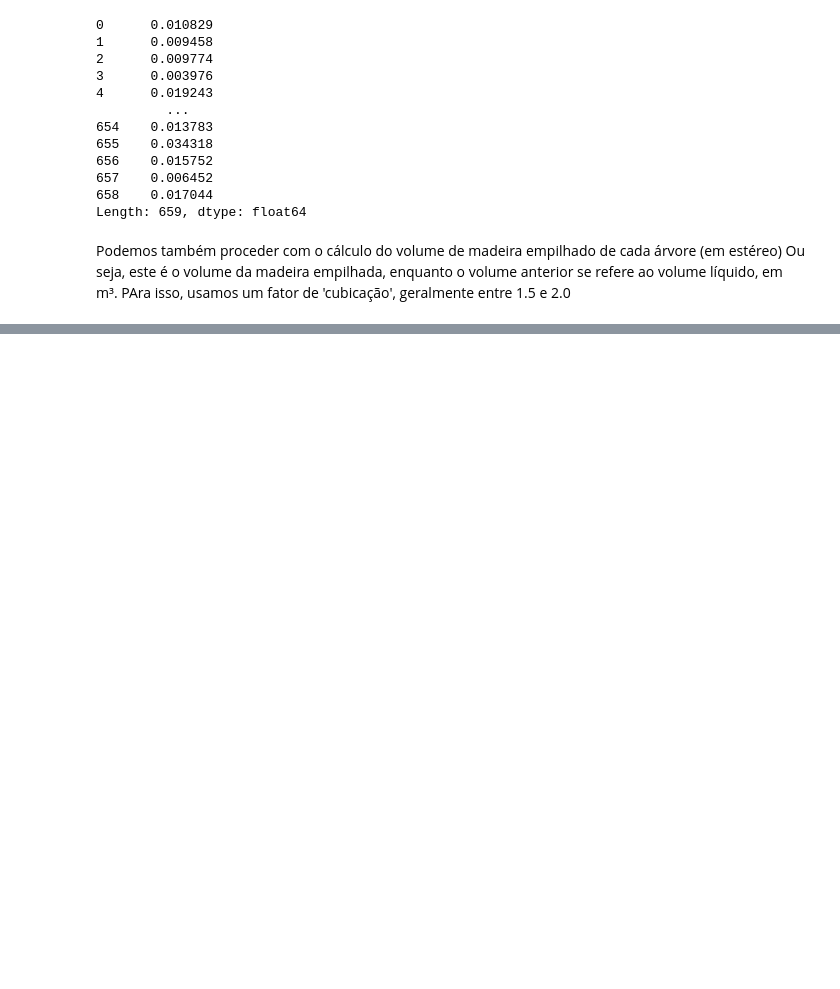
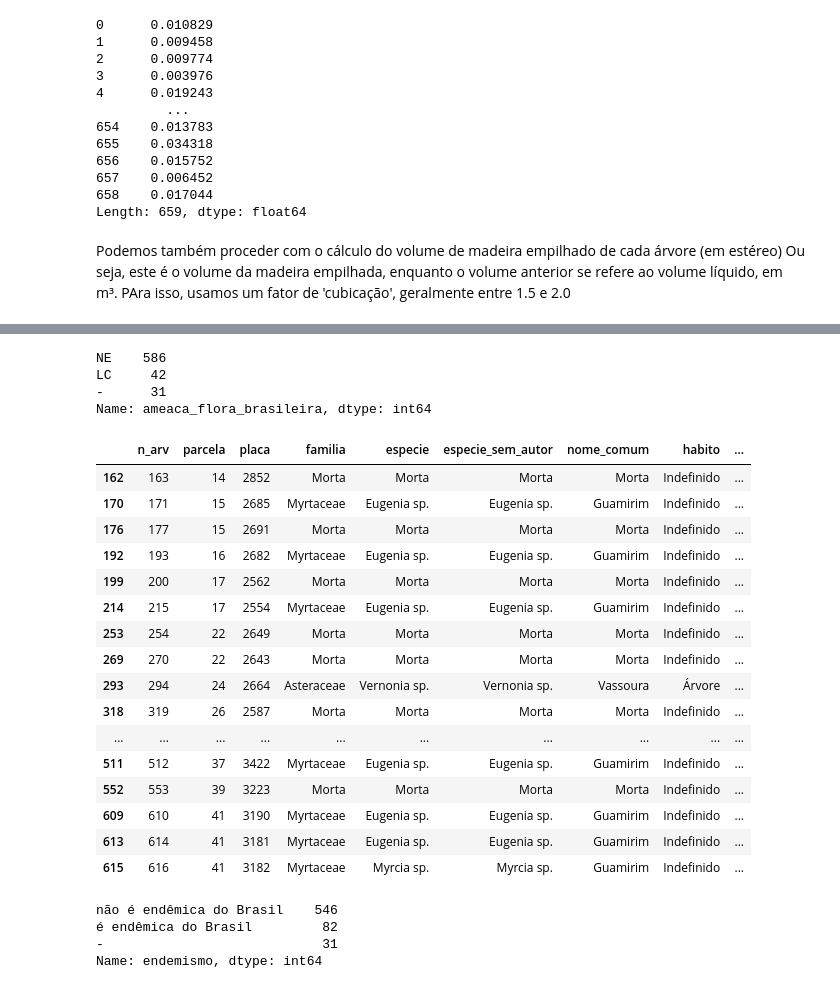
Before and after one commit to nettorobson/jupyter-if, a Jupyter notebook: if_teste.ipynb, the cells around one changed output, grey strips where cells are left out. Drawn from its saved outputs; the diff is of its cells as text; code cells hidden in the pictures; blank space fills up the shorter version.

```diff
--- a/if_teste.ipynb
+++ b/if_teste.ipynb
@@ -396,0 +402,7 @@ data[data['placa'] == 2852]
+# %%
+# Como observado, há 10 registros de 'árvore' que não estão contabilizados juntamente com "Árvore".
+# Para ajustar essa inconformidade e homogeneizar a categoria, basta ajustarmos o valor desse dado...
+# em cada linha onde ocorre o erro,
+# Aproveitando, vamos atualizar o campo "-" para "Indefinido", cujo nome é mais adequado à sintaxe oficial.
+habito_mapping = {'árvore': 'Árvore', '-': 'Indefinido'}
+data['habito'] = data['habito'].replace(habito_mapping)
@@ -396,0 +422,28 @@ data[data['placa'] == 2852]
+# %%
+# Agora repetindo o proceso para a coluna 'ameaca_flora_brasileira':
+data.ameaca_flora_brasileira.value_counts()
+# %% [output]
+NE    586
+LC     42
+-      31
+Name: ameaca_flora_brasileira, dtype: int64
+# %%
+data[data['ameaca_flora_brasileira'].eq("-")]
+# %% [output]
+|  | n_arv | parcela | placa | familia | especie | especie_sem_autor | nome_comum | habito | ... |
+| 162 | 163 | 14 | 2852 | Morta | Morta | Morta | Morta | Indefinido | ... |
+| 170 | 171 | 15 | 2685 | Myrtaceae | Eugenia sp. | Eugenia sp. | Guamirim | Indefinido | ... |
+| 176 | 177 | 15 | 2691 | Morta | Morta | Morta | Morta | Indefinido | ... |
+| 192 | 193 | 16 | 2682 | Myrtaceae | Eugenia sp. | Eugenia sp. | Guamirim | Indefinido | ... |
+| 199 | 200 | 17 | 2562 | Morta | Morta | Morta | Morta | Indefinido | ... |
+| 214 | 215 | 17 | 2554 | Myrtaceae | Eugenia sp. | Eugenia sp. | Guamirim | Indefinido | ... |
+| 253 | 254 | 22 | 2649 | Morta | Morta | Morta | Morta | Indefinido | ... |
+| 269 | 270 | 22 | 2643 | Morta | Morta | Morta | Morta | Indefinido | ... |
+| 293 | 294 | 24 | 2664 | Asteraceae | Vernonia sp. | Vernonia sp. | Vassoura | Árvore | ... |
+| 318 | 319 | 26 | 2587 | Morta | Morta | Morta | Morta | Indefinido | ... |
+| ... | ... | ... | ... | ... | ... | ... | ... | ... | ... |
+| 511 | 512 | 37 | 3422 | Myrtaceae | Eugenia sp. | Eugenia sp. | Guamirim | Indefinido | ... |
+| 552 | 553 | 39 | 3223 | Morta | Morta | Morta | Morta | Indefinido | ... |
+| 609 | 610 | 41 | 3190 | Myrtaceae | Eugenia sp. | Eugenia sp. | Guamirim | Indefinido | ... |
+| 613 | 614 | 41 | 3181 | Myrtaceae | Eugenia sp. | Eugenia sp. | Guamirim | Indefinido | ... |
+| 615 | 616 | 41 | 3182 | Myrtaceae | Myrcia sp. | Myrcia sp. | Guamirim | Indefinido | ... |
@@ -396,0 +458,10 @@ data[data['placa'] == 2852]
+# %%
+# No campo 'endemismo', podemos fazer uma melhoria.
+# Originalmente as caegorias são strings longas.
+# Podemos simplificar usando siglas.
+data.endemismo.value_counts()
+# %% [output]
+não é endêmica do Brasil    546
+é endêmica do Brasil         82
+-                            31
+Name: endemismo, dtype: int64
```
Also changed, not shown: parts of 6 cells of this notebook.
